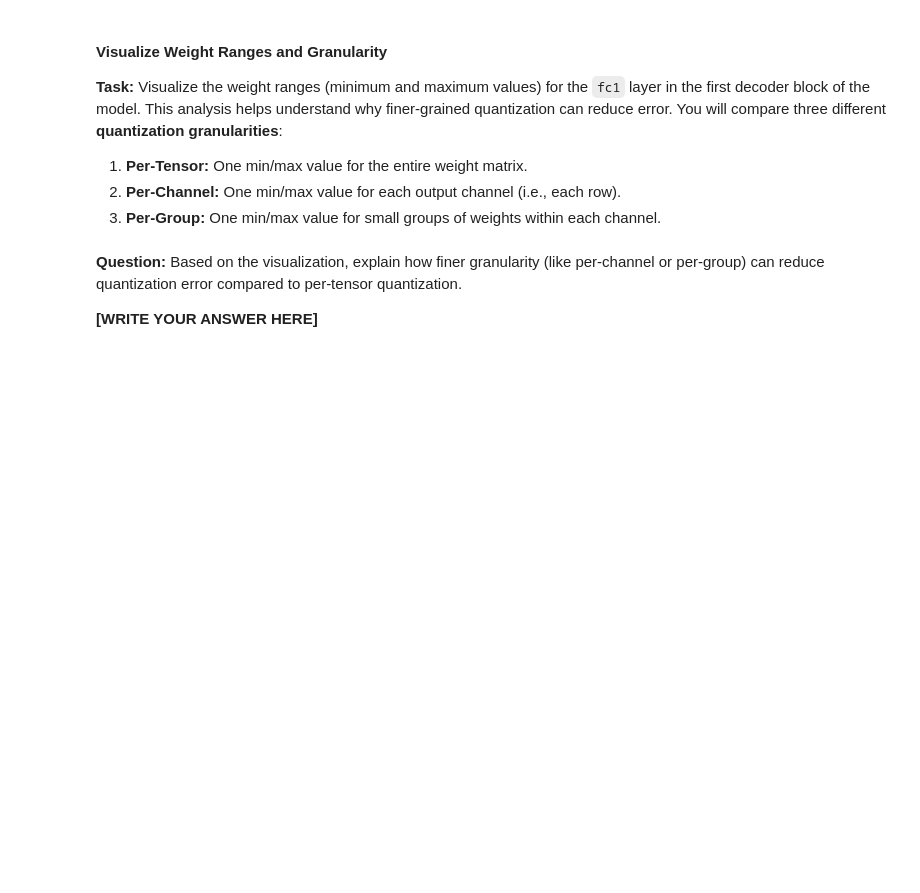
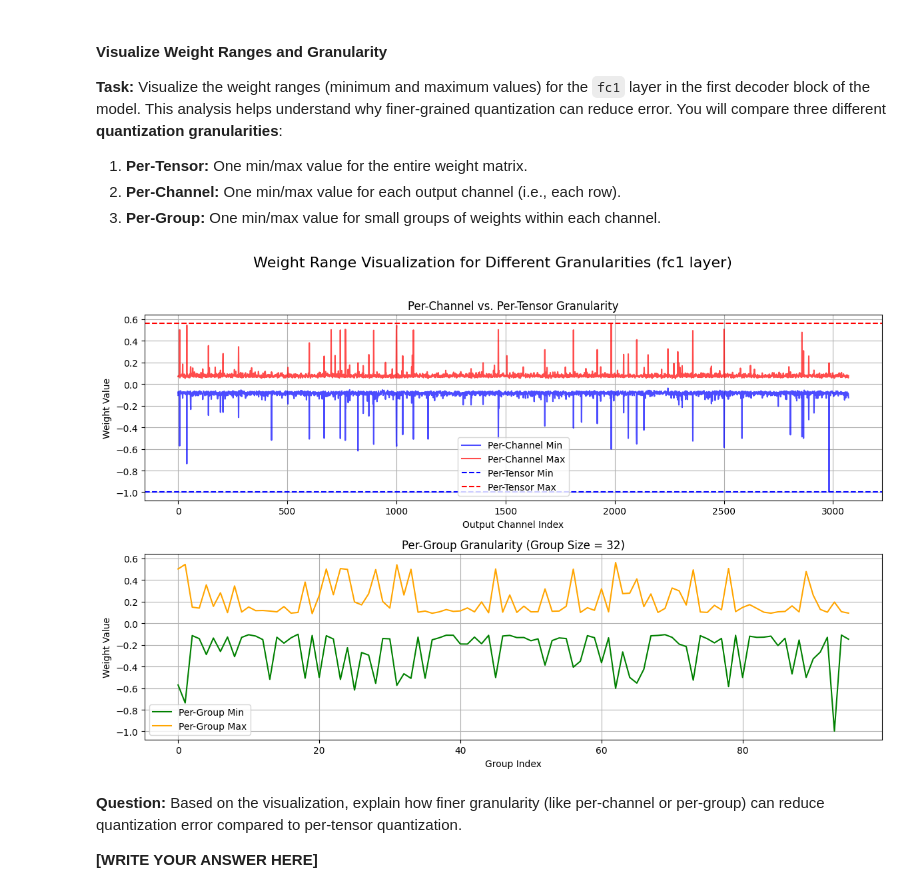
Before and after one commit to Bluefin-Tuna/CS4803-EML, a Jupyter notebook: p2/Lab2_Tanush_Chopra.ipynb, the cells around one changed output. Cells and saved outputs as stored; diff of their text form; code cells hidden in the pictures; blank space fills up the shorter version.

```diff
--- a/p2/Lab2_Tanush_Chopra.ipynb
+++ b/p2/Lab2_Tanush_Chopra.ipynb
@@ -59,7 +59,7 @@ model_name = "facebook/opt-125m"
 
 # TODO: Load the tokenizer for the specified model.
 
-tokenizer = # TODO
+tokenizer = AutoTokenizer.from_pretrained(model_name)
 
 # OPT models don't have a default padding token, so we set it to the EOS (End Of Sentence) token.
 # This is important for batching inputs of different lengths.
@@ -69,16 +69,16 @@ device = "cuda" if torch.cuda.is_available() else "cpu"
 
 # TODO: Load the pre-trained causal language model.
 # Ensure the model is moved to the correct device
-model = # TODO
+model = AutoModelForCausalLM.from_pretrained(model_name).to(device)
 
 # --- 2. Load the dataset ---
 # We'll use the 'wikitext-2-raw-v1' version of the wikitext dataset.
 
 # TODO: Load the 'test' split for final evaluation.
-test_dataset = # TODO
+test_dataset = load_dataset("Salesforce/wikitext", "wikitext-2-raw-v1", split="test")
 
 # TODO: Load the 'train' split, which we will use for QAT.
-train_dataset = # TODO
+train_dataset = load_dataset("Salesforce/wikitext", "wikitext-2-raw-v1", split="train")
 # %%
 # DO NOT MODIFY THIS CELL
 
@@ -216,44 +256,46 @@ fc1_layer = model.model.decoder.layers[0].fc1
 W = fc1_layer.weight.detach().cpu()
 
 # TODO: Calculate per-tensor min/max
-per_tensor_min = # TODO
-per_tensor_max = # TODO
+per_tensor_min = W.min().item()
+per_tensor_max = W.max().item()
 
 # TODO: Calculate per-channel min/max
 # For a linear layer weight (out_features, in_features), the channel axis is 0.
-per_channel_min = # TODO
-per_channel_max = # TODO
+per_channel_min = W.min(dim=1).values
+per_channel_max = W.max(dim=1).values
 
 # TODO: Calculate per-group min/max
 group_size = 32
-W_grouped = # TODO
-per_group_min = # TODO
-per_group_max = # TODO
+W_grouped = W.view(W.shape[0] // group_size, group_size, W.shape[1])
+per_group_min = W_grouped.min(dim=1).values.min(dim=1).values
+per_group_max = W_grouped.max(dim=1).values.max(dim=1).values
 
 # --- Plotting --- (This code is provided for you)
 fig, axs = plt.subplots(2, 1, figsize=(12, 8), sharex=False)
 fig.suptitle("Weight Range Visualization for Different Granularities (fc1 layer)", fontsize=16)
 
 axs[0].plot(per_channel_min.numpy(), label='Per-Channel Min', color='blue', alpha=0.7)
 axs[0].plot(per_channel_max.numpy(), label='Per-Channel Max', color='red', alpha=0.7)
 axs[0].axhline(per_tensor_min, ls='--', color='blue', label='Per-Tensor Min')
 axs[0].axhline(per_tensor_max, ls='--', color='red', label='Per-Tensor Max')
 axs[0].set_title("Per-Channel vs. Per-Tensor Granularity")
 axs[0].set_xlabel("Output Channel Index")
 axs[0].set_ylabel("Weight Value")
 axs[0].legend()
 axs[0].grid(True)
 
 axs[1].plot(per_group_min.numpy(), label='Per-Group Min', color='green')
 axs[1].plot(per_group_max.numpy(), label='Per-Group Max', color='orange')
 axs[1].set_title(f"Per-Group Granularity (Group Size = {group_size})")
 axs[1].set_xlabel("Group Index")
 axs[1].set_ylabel("Weight Value")
 axs[1].legend()
 axs[1].grid(True)
 
 plt.tight_layout(rect=[0, 0, 1, 0.96])
 plt.show()
+# %% [output]
+[figure, added]
 # %% [markdown]
 **Question:** Based on the visualization, explain how finer granularity (like per-channel or per-group) can reduce quantization error compared to per-tensor quantization.
 
```
Also changed, not shown: parts of 10 cells of this notebook.
